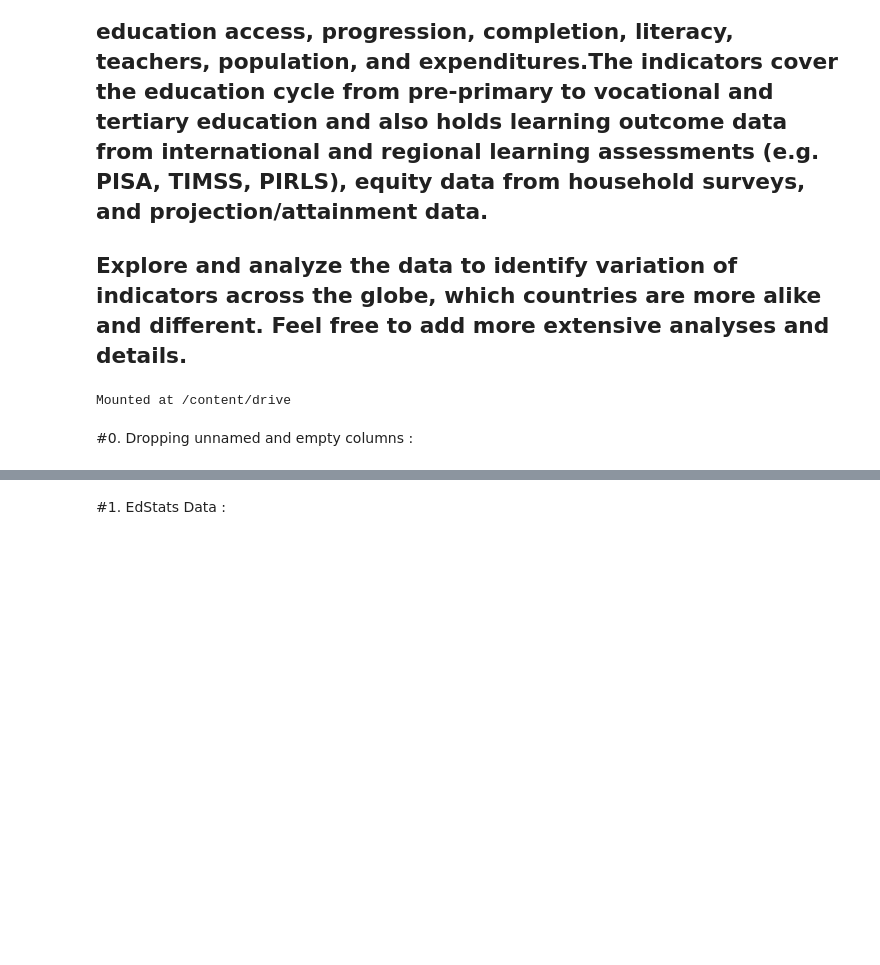
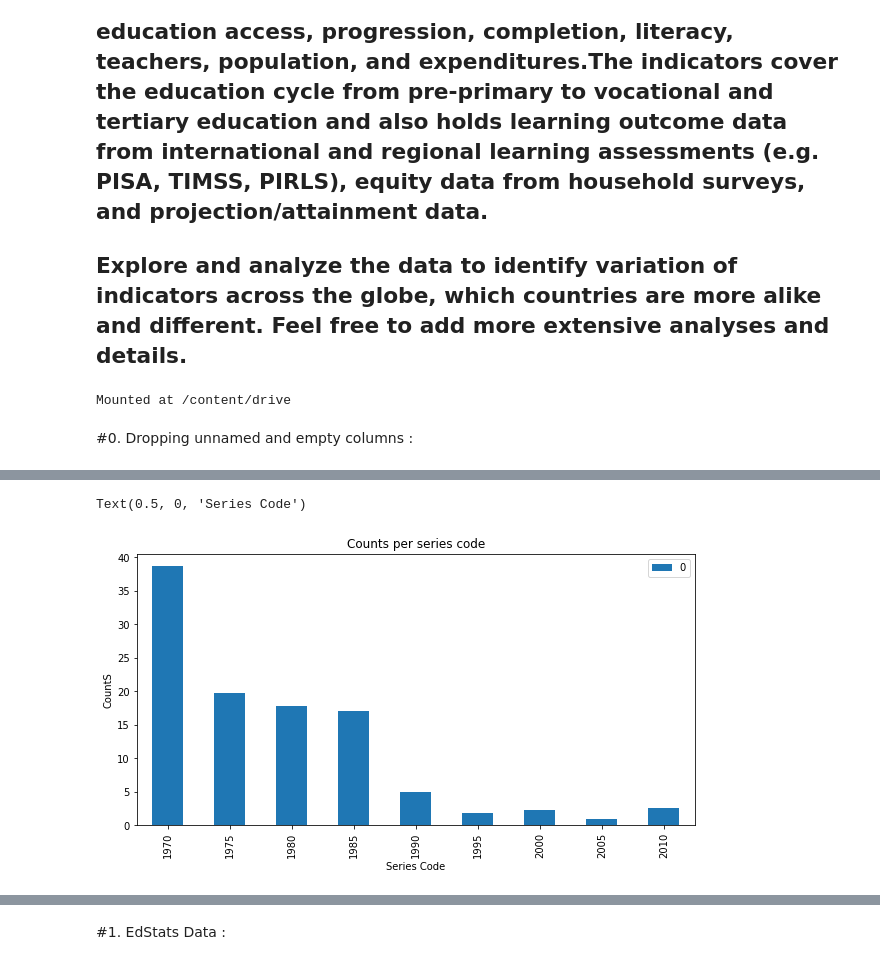
Before and after one commit to kronze1996/Capstone-Project-1, a Jupyter notebook: Kartikey_Sharma_Team_7_Capstone_Project.ipynb, the cells around one changed output, grey strips where cells are left out. Saved outputs shown, nothing was run; the diff lists cells and outputs as text; code cells hidden in the pictures; blank space fills up the shorter version.

```diff
--- a/Kartikey_Sharma_Team_7_Capstone_Project.ipynb
+++ b/Kartikey_Sharma_Team_7_Capstone_Project.ipynb
@@ -34,0 +104,12 @@ EdStatsFootNote_df.drop(['Unnamed: 4'],axis=1,inplace=True)
+# %%
+plt.rcParams['figure.figsize'] = (10, 5)
+# country3_df.plot(kind='bar')
+country4_df.plot(kind='bar')
+plt.title('Counts per series code')
+plt.ylabel('CountS')
+plt.xlabel('Series Code')
+
+# country5_df.plot(kind='bar')
+# %% [output]
+Text(0.5, 0, 'Series Code')
+[figure, added]
```
Also changed, not shown: parts of 30 cells of this notebook.
